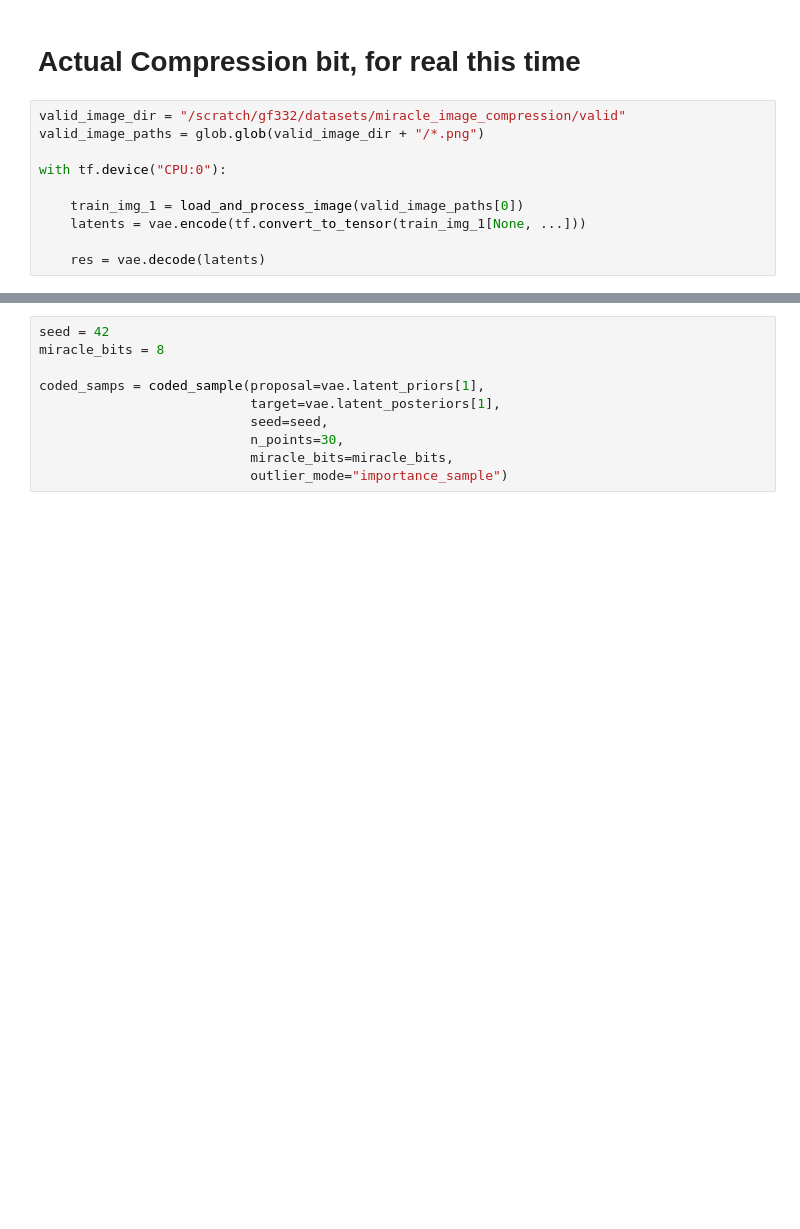
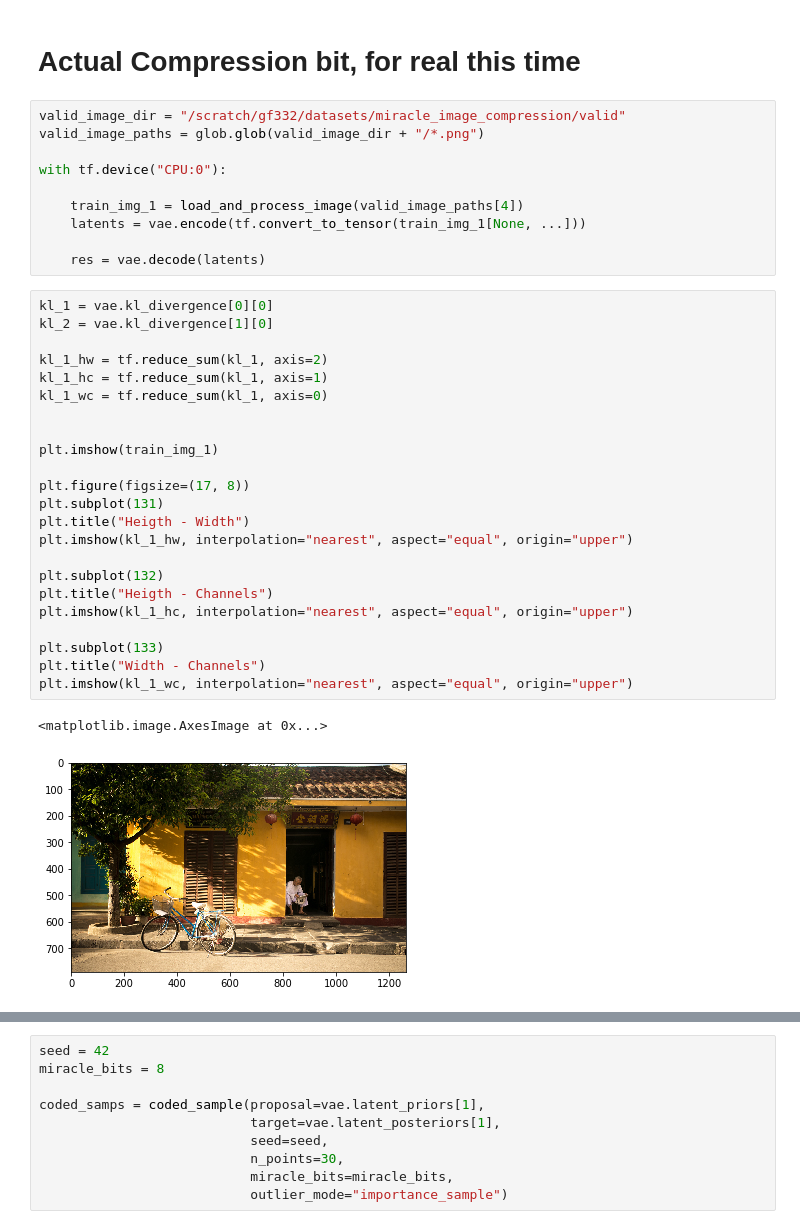
Before and after one commit to gergely-flamich/miracle-compression, a Jupyter notebook: code/clic/Compression.ipynb, the cells around one changed output, grey strips where cells are left out. Drawn from its saved outputs; the diff is of its cells as text; blank space fills up the shorter version.

```diff
--- a/code/clic/Compression.ipynb
+++ b/code/clic/Compression.ipynb
@@ -517,7 +515,33 @@ valid_image_paths = glob.glob(valid_image_dir + "/*.png")
 
 with tf.device("CPU:0"):
 
-    train_img_1 = load_and_process_image(valid_image_paths[0])
+    train_img_1 = load_and_process_image(valid_image_paths[4])
     latents = vae.encode(tf.convert_to_tensor(train_img_1[None, ...]))
 
     res = vae.decode(latents)
+# %%
+kl_1 = vae.kl_divergence[0][0]
+kl_2 = vae.kl_divergence[1][0]
+
+kl_1_hw = tf.reduce_sum(kl_1, axis=2)
+kl_1_hc = tf.reduce_sum(kl_1, axis=1)
+kl_1_wc = tf.reduce_sum(kl_1, axis=0)
+
+
+plt.imshow(train_img_1)
+
+plt.figure(figsize=(17, 8))
+plt.subplot(131)
+plt.title("Heigth - Width")
+plt.imshow(kl_1_hw, interpolation="nearest", aspect="equal", origin="upper")
+
+plt.subplot(132)
+plt.title("Heigth - Channels")
+plt.imshow(kl_1_hc, interpolation="nearest", aspect="equal", origin="upper")
+
+plt.subplot(133)
+plt.title("Width - Channels")
+plt.imshow(kl_1_wc, interpolation="nearest", aspect="equal", origin="upper")
+# %% [output]
+<matplotlib.image.AxesImage at 0x...>
+[figure, added]
```
Also changed, not shown: parts of 15 cells of this notebook, 6 other files.
